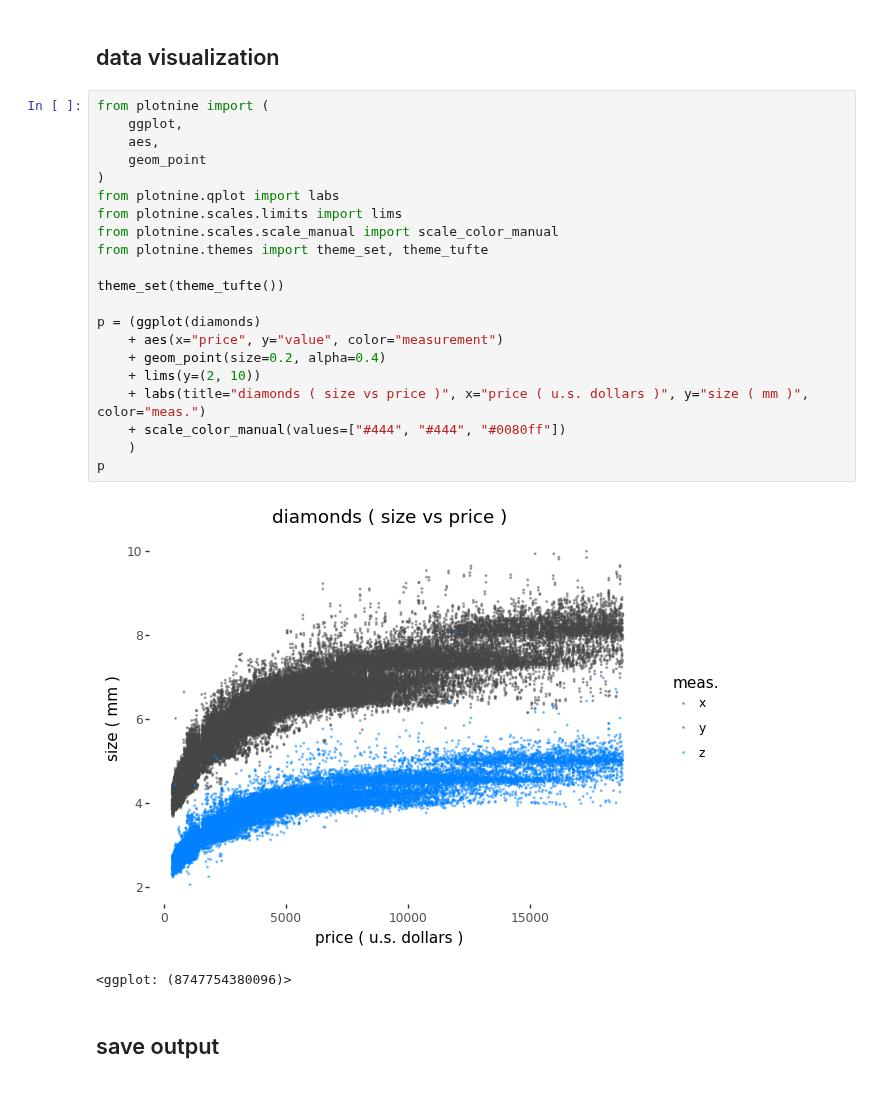
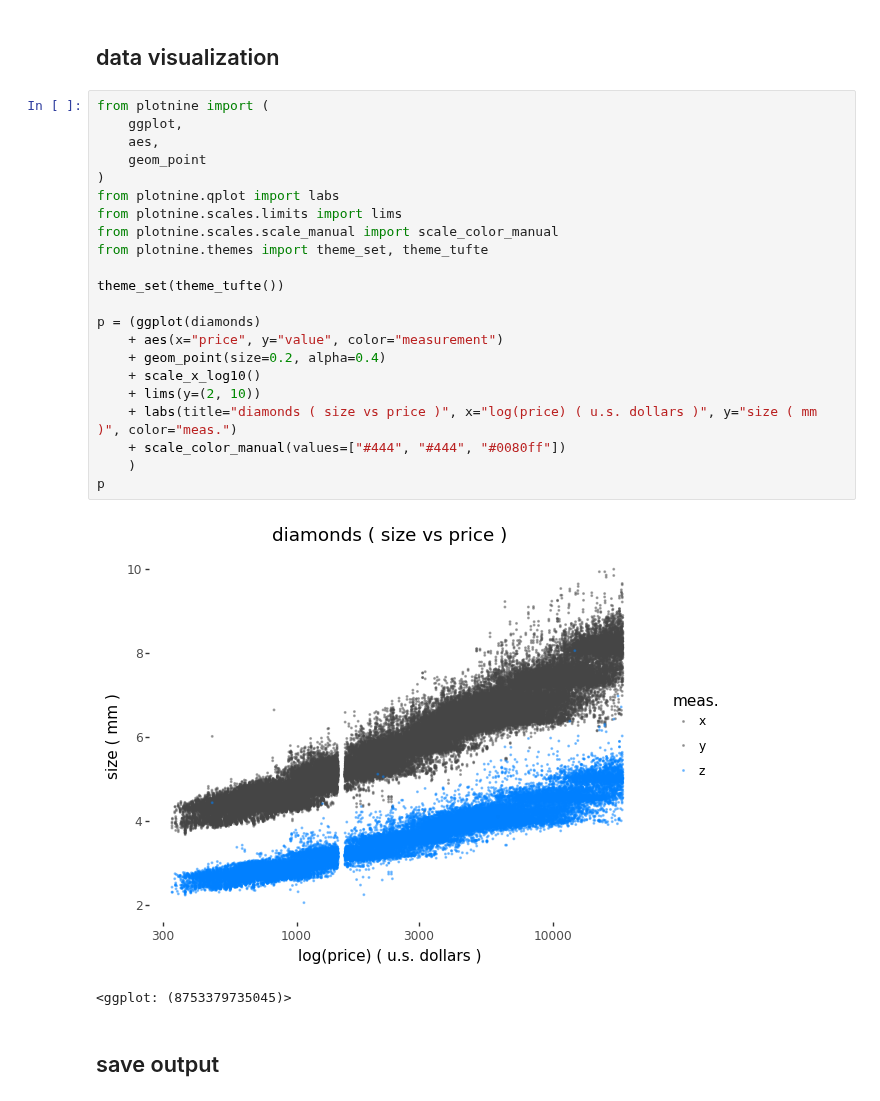
Before and after one commit to usefulmove/code, a Jupyter notebook: python/plotnine/exploratory_data_analysis.ipynb, the cells around one changed output. Cells and saved outputs as stored; diff of their text form.

```diff
--- a/python/plotnine/exploratory_data_analysis.ipynb
+++ b/python/plotnine/exploratory_data_analysis.ipynb
@@ -54,27 +54,28 @@ display(diamonds[:4])
 # %%
 from plotnine import (
     ggplot,
     aes,
     geom_point
 )
 from plotnine.qplot import labs
 from plotnine.scales.limits import lims
 from plotnine.scales.scale_manual import scale_color_manual
 from plotnine.themes import theme_set, theme_tufte
 
 theme_set(theme_tufte())
 
 p = (ggplot(diamonds)
     + aes(x="price", y="value", color="measurement")
     + geom_point(size=0.2, alpha=0.4)
+    + scale_x_log10()
     + lims(y=(2, 10))
-    + labs(title="diamonds ( size vs price )", x="price ( u.s. dollars )", y="size ( mm )", color="meas.")
+    + labs(title="diamonds ( size vs price )", x="log(price) ( u.s. dollars )", y="size ( mm )", color="meas.")
     + scale_color_manual(values=["#444", "#444", "#0080ff"])
     )
 p
 # %% [output]
-[figure, old version]
+[figure, new version]
-<ggplot: (8747754380096)>
+<ggplot: (8753379735045)>
 # %% [markdown]
 ## save output
 # %%
```
Also changed, not shown: parts of 3 cells of this notebook.
